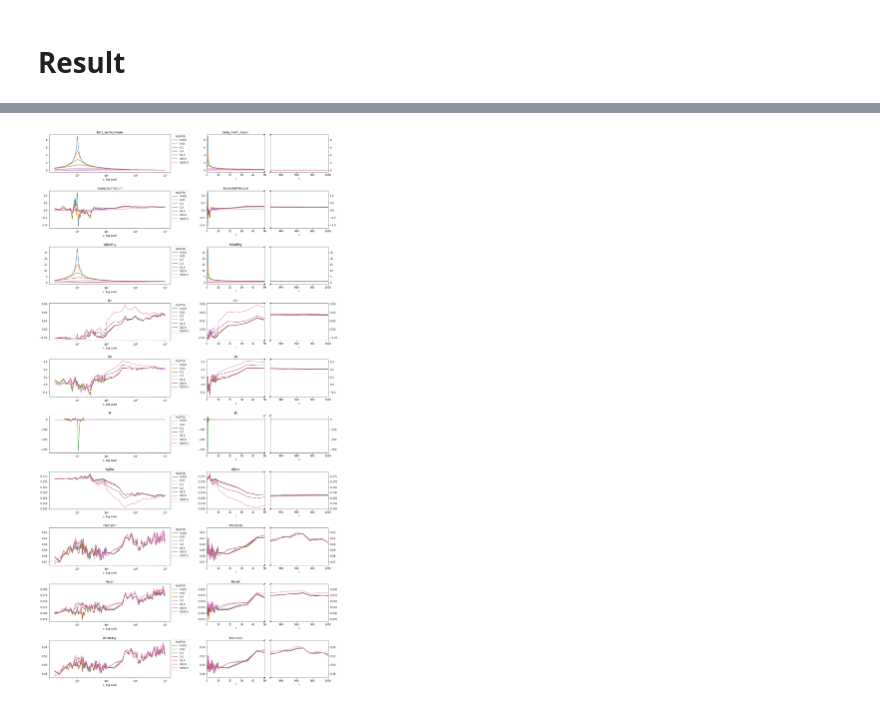
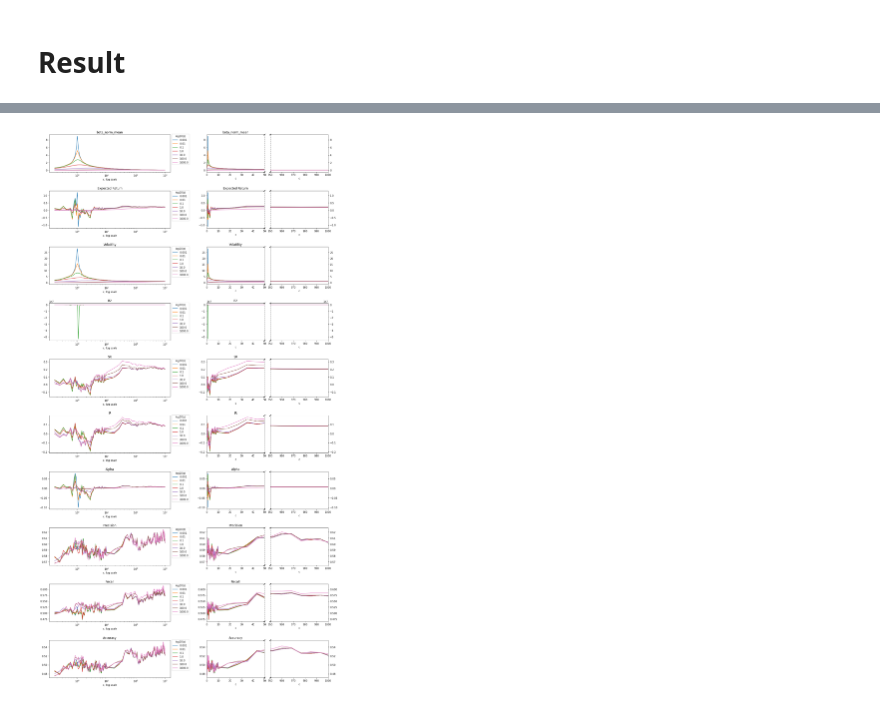
Before and after one commit to nkonts/replication-the-virtue-of-complexity-in-return-prediction, a Jupyter notebook: simulations.ipynb, the cells around one changed output, grey strips where cells are left out. Saved outputs shown, nothing was run; the diff lists cells and outputs as text; code cells hidden in the pictures.

Commit message:
mit beta normiert

```diff
--- a/simulations.ipynb
+++ b/simulations.ipynb
@@ -148,24 +151,26 @@ simulation_backtest.to_parquet((f"data/simulation_backtest_{last_p}.parquet"))
 # Result
 # %%
 def calc_metrics(df):
-    market_reg = LinearRegression().fit(df[["timing_strategy"]], df["return"])
+    # timing_strategy = alpha + beta*market_return
+    market_reg = LinearRegression().fit(df[["return"]], df["timing_strategy"])
     beta = market_reg.coef_[0]
     alpha = market_reg.intercept_
 
     time_factor = 12 # 12 to get annual values
     mean = df["timing_strategy"].mean()*time_factor
     std = df["timing_strategy"].std()*np.sqrt(time_factor)
-    mean_return = df["return"].mean()/beta
+    mean_market_return = df["return"].mean()*time_factor
 
     metrics = {
         "beta_norm_mean" : df["beta_norm"].mean(),
-        "Market Sharpe Ratio" : (df["return"].mean()*time_factor)/(df["return"].std()*np.sqrt(time_factor)),
+        "Market Sharpe Ratio" : (df["return"].mean()*time_factor) / (df["return"].std()*np.sqrt(time_factor)),
         "Expected Return" : mean,
         "Volatility" : std,
-        "R2" : r2_score(df["return"]/beta, df["timing_strategy"]),
+        "R2" : r2_score(df["return"]*beta, df["timing_strategy"]),
         "SR" : mean/std,
-        "IR" : (mean - mean_return)/std,
+        "IR" : (mean - mean_market_return*beta)/std,
         "Alpha" : alpha,
+        # Does sign(forecast) match sign(return)?
         "Precision": precision_score(df["return"] > 0, df["forecast"] > 0),
         "Recall": recall_score(df["return"] > 0, df["forecast"] > 0),
         "Accuracy": accuracy_score(df["return"] > 0, df["forecast"] > 0),
@@ -226,33 +242,33 @@ for i in range(2): # Outer
 
             ax1 = plt.Subplot(fig, double_inner[0])
             ax2 = plt.Subplot(fig, double_inner[1])
             result.set_index("c").groupby("log10(z)")[col].plot(ax=ax1, title=col)
             result.set_index("c").groupby("log10(z)")[col].plot(ax=ax2)
             ax1.set_xlim(0, 50)
-            ax2.set_xlim(result["c"].unique()[-10], result["c"].unique()[-1])
+            ax2.set_xlim(950, 1000)
 
             ax1.axvline(x=50, linestyle="--", c="black")
-            ax2.axvline(x=result["c"].unique()[-10], linestyle="--", c="black")
+            ax2.axvline(x=950, linestyle="--", c="black")
 
             # hide the spines between ax and ax2
             ax1.spines['right'].set_visible(False)
             ax2.spines['left'].set_visible(False)
             #ax1.yaxis.tick_left()
             #ax1.tick_params(labelright='off')
             ax2.yaxis.tick_right()
 
             d = .015 # how big to make the diagonal lines in axes coordinates
             # arguments to pass plot, just so we don't keep repeating them
             kwargs = dict(transform=ax1.transAxes, color='k', clip_on=False)
             ax1.plot((1-d,1+d), (-d,+d), **kwargs)
             ax1.plot((1-d,1+d),(1-d,1+d), **kwargs)
 
             kwargs.update(transform=ax2.transAxes)  # switch to the bottom axes
             ax2.plot((-d,+d), (1-d,1+d), **kwargs)
             ax2.plot((-d,+d), (-d,+d), **kwargs)
 
             fig.add_subplot(ax1)
             fig.add_subplot(ax2)
 plt.show()
 # %% [output]
-[figure, old version]
+[figure, new version]
```
Also changed, not shown: parts of 6 cells of this notebook.
